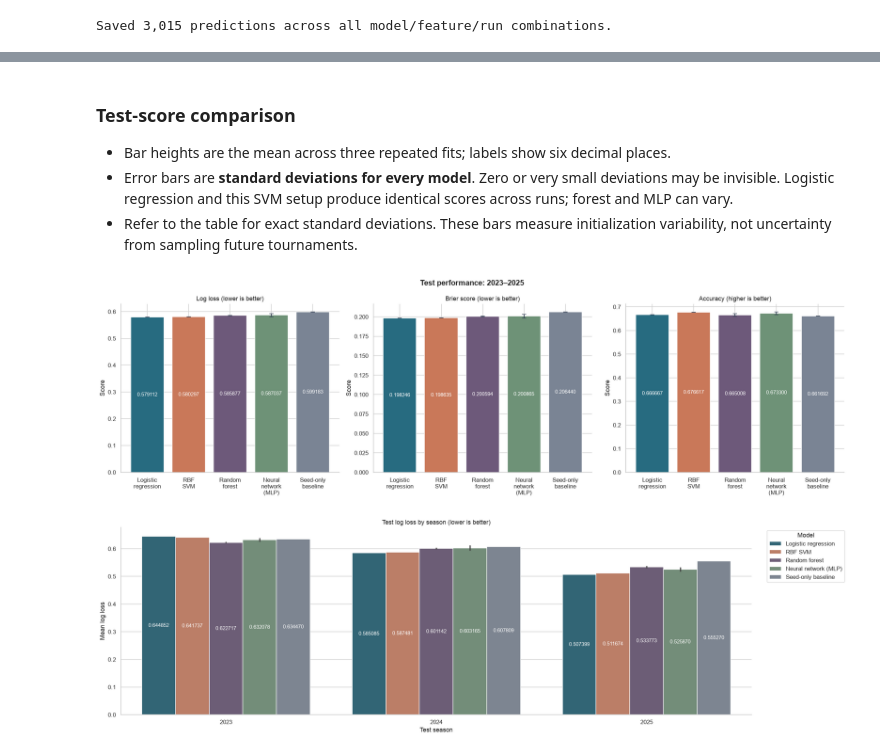
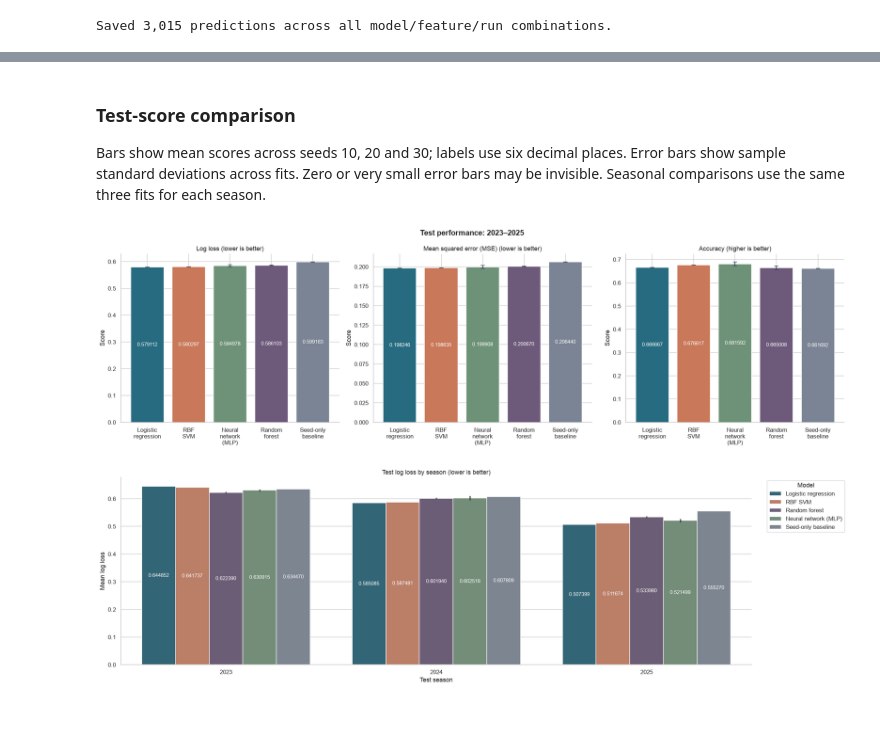
Before and after one commit to saathanac/syde-522-final-project, a Jupyter notebook: March_Madness_Model_Comparison.ipynb, the cells around one changed output, grey strips where cells are left out. Drawn from its saved outputs; the diff is of its cells as text; code cells hidden in the pictures; blank space fills up the shorter version.

Commit message:
Finalize notebook with three-seed evaluation and MSE reporting

```diff
--- a/March_Madness_Model_Comparison.ipynb
+++ b/March_Madness_Model_Comparison.ipynb
@@ -702,8 +681,6 @@ MODEL_BUILDERS['RBF SVM'] = build_rbf_svm
 CANDIDATES['RBF SVM'] = [{"C": c, "gamma": gamma}
                          for c in [0.1, 1.0, 10.0, 100.0]
                          for gamma in ["scale", 0.001, 0.01, 0.1, 1.0]]
-if MODE == "quick":
-    CANDIDATES['RBF SVM'] = [{"C": c, "gamma": "scale"} for c in [0.1, 1.0]]
 display(pd.DataFrame(CANDIDATES['RBF SVM']).rename_axis("candidate_id"))
 # %% [output]
 |  | C | gamma |
@@ -848,8 +825,6 @@ def build_random_forest(params, seed):
 
 MODEL_BUILDERS['Random forest'] = build_random_forest
 CANDIDATES['Random forest'] = [{"max_depth": d, "min_samples_leaf": l} for d, l in [(3, 10), (None, 10), (3, 5), (None, 5)]]
-if MODE == "quick":
-    CANDIDATES['Random forest'] = CANDIDATES['Random forest'][:2]
 # Format the display only; keep None in the estimator's configuration.
 rf_configurations = pd.DataFrame(CANDIDATES['Random forest']).rename_axis("candidate_id")
 rf_configurations["max_depth"] = rf_configurations["max_depth"].map(
@@ -958,8 +933,6 @@ def build_mlp(params, seed):
 
 MODEL_BUILDERS['Neural network (MLP)'] = build_mlp
 CANDIDATES['Neural network (MLP)'] = [{"hidden_layer_sizes": h, "alpha": a} for h, a in [((8,), 0.1), ((8, 8), 0.1), ((8,), 1.0), ((8, 8), 1.0)]]
-if MODE == "quick":
-    CANDIDATES['Neural network (MLP)'] = CANDIDATES['Neural network (MLP)'][:2]
 nn_configurations = pd.DataFrame(CANDIDATES['Neural network (MLP)']).rename_axis("candidate_id")
 nn_configurations["hidden_layers"] = nn_configurations.hidden_layer_sizes.map(len)
 nn_configurations["units_per_layer"] = 8
@@ -1156,9 +1124,9 @@ fig.tight_layout(); fig.savefig(OUT / "development_comparison.png", bbox_inches=
 # Compare the effect of adding statistics within the same model family.
 comparison_names = ["Seed-only baseline", "Logistic regression"]
 feature_comparison = selected.set_index("model").loc[comparison_names,
-    ["feature_set", "parameters", "mean_log_loss", "mean_brier", "mean_accuracy"]].reset_index()
+    ["feature_set", "parameters", "mean_log_loss", "mean_mse", "mean_accuracy"]].reset_index()
 display(feature_comparison.style.hide(axis="index").format(
-    {"mean_log_loss": "{:.6f}", "mean_brier": "{:.6f}", "mean_accuracy": "{:.6f}"}))
+    {"mean_log_loss": "{:.6f}", "mean_mse": "{:.6f}", "mean_accuracy": "{:.6f}"}))
 seed_loss, stats_loss = feature_comparison.mean_log_loss.to_numpy()
 improvement = seed_loss - stats_loss
 display(Markdown(f"**Seed-only comparison:** adding statistics changes mean validation log loss "
@@ -1285,31 +1241,27 @@ Final result files: /Users/saathanachandrakumar/Documents/syde_522_project/march
 # %% [markdown]
 ### Test-score comparison
 
-- Bar heights are the mean across three repeated fits; labels show six decimal places.
-- Error bars are **standard deviations for every model**. Zero or very small deviations may be invisible. Logistic regression and this SVM setup produce identical scores across runs; forest and MLP can vary.
-- Refer to the table for exact standard deviations. These bars measure initialization variability, not uncertainty from sampling future tournaments.
+Bars show mean scores across seeds 10, 20 and 30; labels use six decimal places. Error bars show sample standard deviations across fits. Zero or very small error bars may be invisible. Seasonal comparisons use the same three fits for each season.
 # %%
-if RUN_FINAL_TEST:
-    fig, axes = plt.subplots(1, 3, figsize=(20, 6))
-    for ax, metric, title in zip(axes, ["log_loss", "brier", "accuracy"],
-                                 ["Log loss (lower is better)", "Brier score (lower is better)", "Accuracy (higher is better)"]):
-        ax.bar(summary.model.str.replace(" ", "\n", regex=False), summary[f"{metric}_mean"], yerr=summary[f"{metric}_sd"].fillna(0),
-               capsize=4, color=[MODEL_COLORS[m] for m in summary.model], ecolor="#344054")
-        label_bars(ax)
-        ax.set(title=title, ylabel="Score")
-        ax.tick_params(axis="x", rotation=0)
-    fig.suptitle("Test performance: 2023–2025", fontweight="bold")
-    fig.tight_layout(); fig.savefig(OUT / "test_metrics.png", bbox_inches="tight"); plt.show()
+fig, axes = plt.subplots(1, 3, figsize=(20, 6))
+for ax, metric, title in zip(axes, ["log_loss", "mse", "accuracy"],
+                             ["Log loss (lower is better)", "Mean squared error (MSE) (lower is better)", "Accuracy (higher is better)"]):
+    ax.bar(summary.model.str.replace(" ", "\n", regex=False), summary[f"{metric}_mean"], yerr=summary[f"{metric}_sd"], capsize=4, color=[MODEL_COLORS[m] for m in summary.model], ecolor="#344054")
+    label_bars(ax)
+    ax.set(title=title, ylabel="Score")
+    ax.tick_params(axis="x", rotation=0)
+fig.suptitle("Test performance: 2023–2025", fontweight="bold")
+fig.tight_layout(); fig.savefig(OUT / "test_metrics.png", bbox_inches="tight"); plt.show()
 
-    fig, ax = plt.subplots(figsize=(20, 6))
-    sns.barplot(data=season_scores, x="season", y="log_loss", hue="model", hue_order=MODEL_NAMES,
-                palette=MODEL_COLORS, order=TEST_YEARS, errorbar="sd", ax=ax)
-    label_bars(ax)
-    ax.set(title="Test log loss by season (lower is better)", xlabel="Test season", ylabel="Mean log loss")
-    ax.legend(title="Model", loc="upper left", bbox_to_anchor=(1.02, 1))
-    fig.tight_layout(); fig.savefig(OUT / "test_by_season.png", bbox_inches="tight"); plt.show()
+fig, ax = plt.subplots(figsize=(20, 6))
+sns.barplot(data=season_scores, x="season", y="log_loss", hue="model", hue_order=MODEL_NAMES,
+            palette=MODEL_COLORS, order=TEST_YEARS, errorbar="sd", ax=ax)
+label_bars(ax)
+ax.set(title="Test log loss by season (lower is better)", xlabel="Test season", ylabel="Mean log loss")
+ax.legend(title="Model", loc="upper left", bbox_to_anchor=(1.02, 1))
+fig.tight_layout(); fig.savefig(OUT / "test_by_season.png", bbox_inches="tight"); plt.show()
 # %% [output]
-[figure, old version]
+[figure, new version]
 [figure]
 # %% [markdown]
 ### Probability reliability
```
Also changed, not shown: parts of 41 cells of this notebook, 1 other file.
